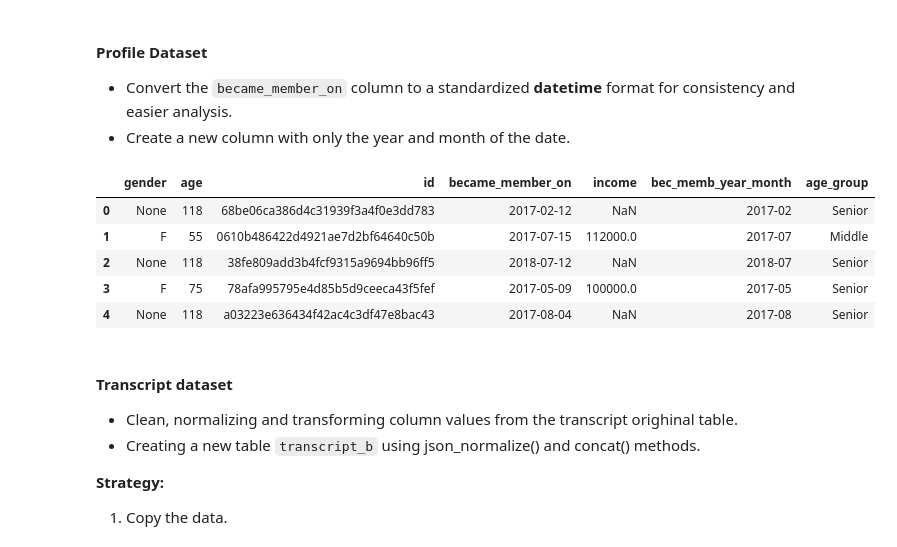
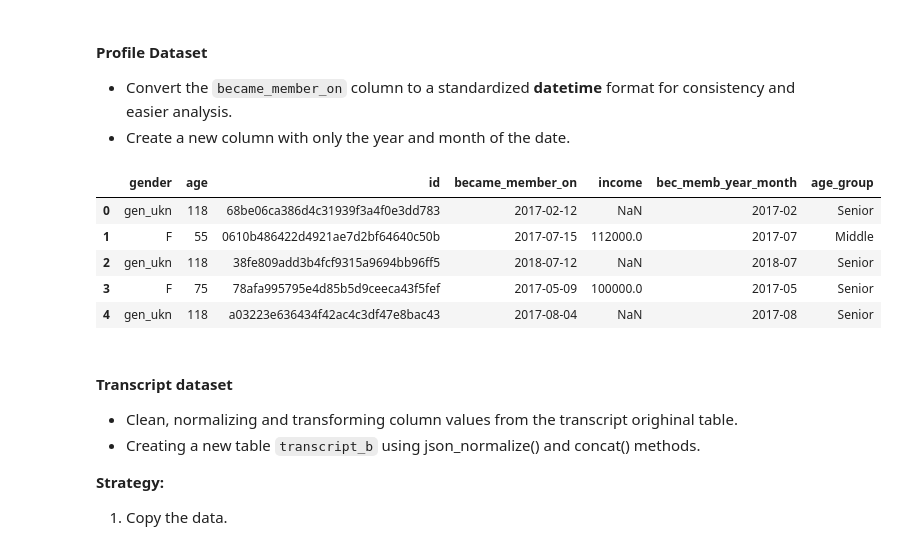
Before and after one commit to Niltonjuniorphd/Starbucks_project, a Jupyter notebook: Starbucks_Capstone_notebook_personal.ipynb, the cells around one changed output. Cells and saved outputs as stored; diff of their text form; code cells hidden in the pictures.

```diff
--- a/Starbucks_Capstone_notebook_personal.ipynb
+++ b/Starbucks_Capstone_notebook_personal.ipynb
@@ -306,32 +306,34 @@ portfolio
 # %%
 # copy the raw data into a new dataframe
 profile = profile_raw.copy(deep=True)
 
 # Convert the 'became_member_on' column to a datetime format
 profile['became_member_on'] = pd.to_datetime(profile['became_member_on'], format='%Y%m%d')
 
 # Create a new column with only the year and month of the membership
 profile['bec_memb_year_month'] = pd.to_datetime(profile['became_member_on'], format='%Y%m%d').dt.strftime('%Y-%m')
+
+profile['gender'] = profile['gender'].fillna('gen_ukn')
 
 # appling age categoization
 profile['age_group'] = (pd.cut(
     profile['age'],
     bins=[-1, 25, 45, 65, 118],
     labels=['Young', 'Adult', 'Middle', 'Senior'],
     include_lowest=True
     ))
 
 # Persist a csv file to the data store
 profile.to_csv('medalion_data_store/bronze/profile.csv', index=False)
 
 profile.head()
 # %% [output]
 |  | gender | age | id | became_member_on | income | bec_memb_year_month | age_group |
-| 0 | None | 118 | 68be06ca386d4c31939f3a4f0e3dd783 | 2017-02-12 | NaN | 2017-02 | Senior |
+| 0 | gen_ukn | 118 | 68be06ca386d4c31939f3a4f0e3dd783 | 2017-02-12 | NaN | 2017-02 | Senior |
 | 1 | F | 55 | 0610b486422d4921ae7d2bf64640c50b | 2017-07-15 | 112000.0 | 2017-07 | Middle |
-| 2 | None | 118 | 38fe809add3b4fcf9315a9694bb96ff5 | 2018-07-12 | NaN | 2018-07 | Senior |
+| 2 | gen_ukn | 118 | 38fe809add3b4fcf9315a9694bb96ff5 | 2018-07-12 | NaN | 2018-07 | Senior |
 | 3 | F | 75 | 78afa995795e4d85b5d9ceeca43f5fef | 2017-05-09 | 100000.0 | 2017-05 | Senior |
-| 4 | None | 118 | a03223e636434f42ac4c3df47e8bac43 | 2017-08-04 | NaN | 2017-08 | Senior |
+| 4 | gen_ukn | 118 | a03223e636434f42ac4c3df47e8bac43 | 2017-08-04 | NaN | 2017-08 | Senior |
 # %% [markdown]
 #### **Transcript dataset**
 - Clean, normalizing and transforming column values from the transcript orighinal table.
```
Also changed, not shown: parts of 22 cells of this notebook, 22 other files.
